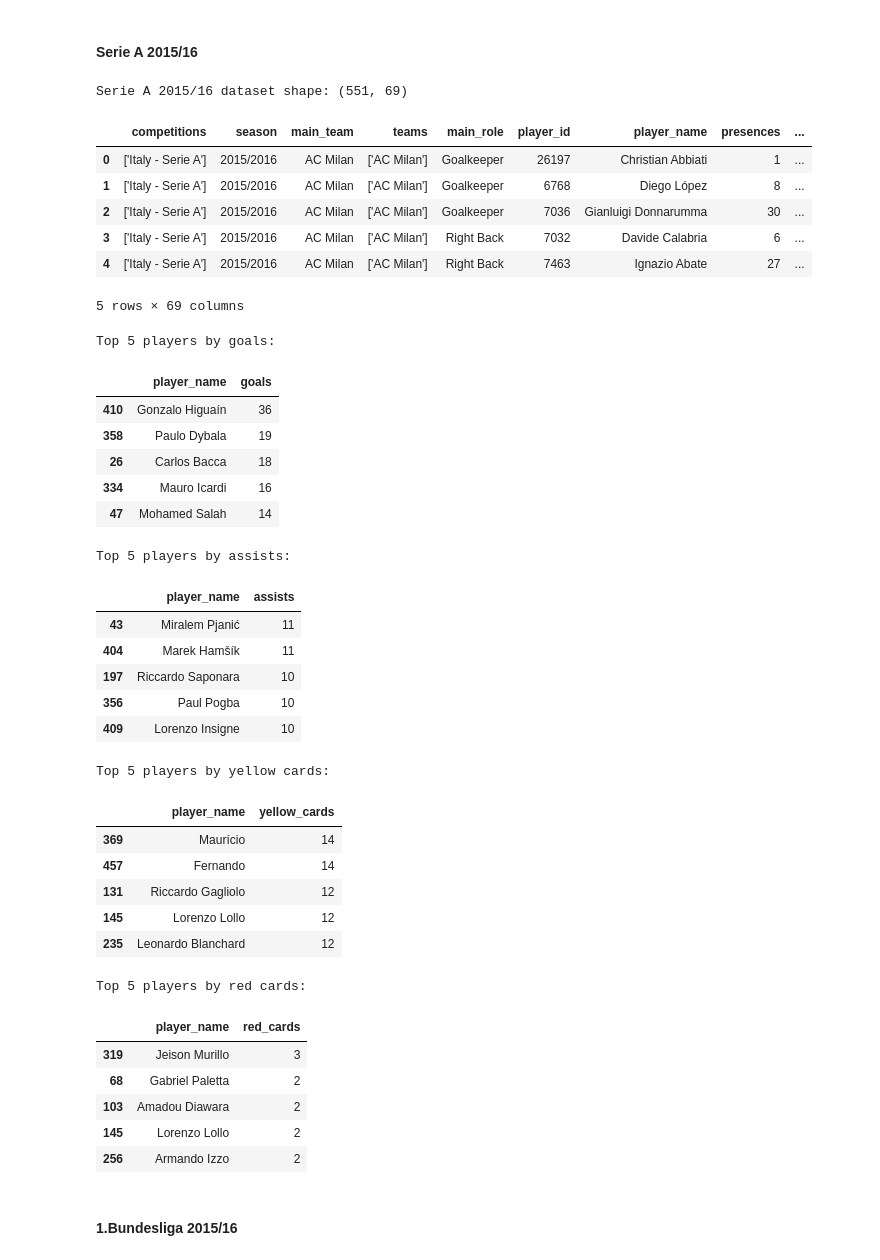
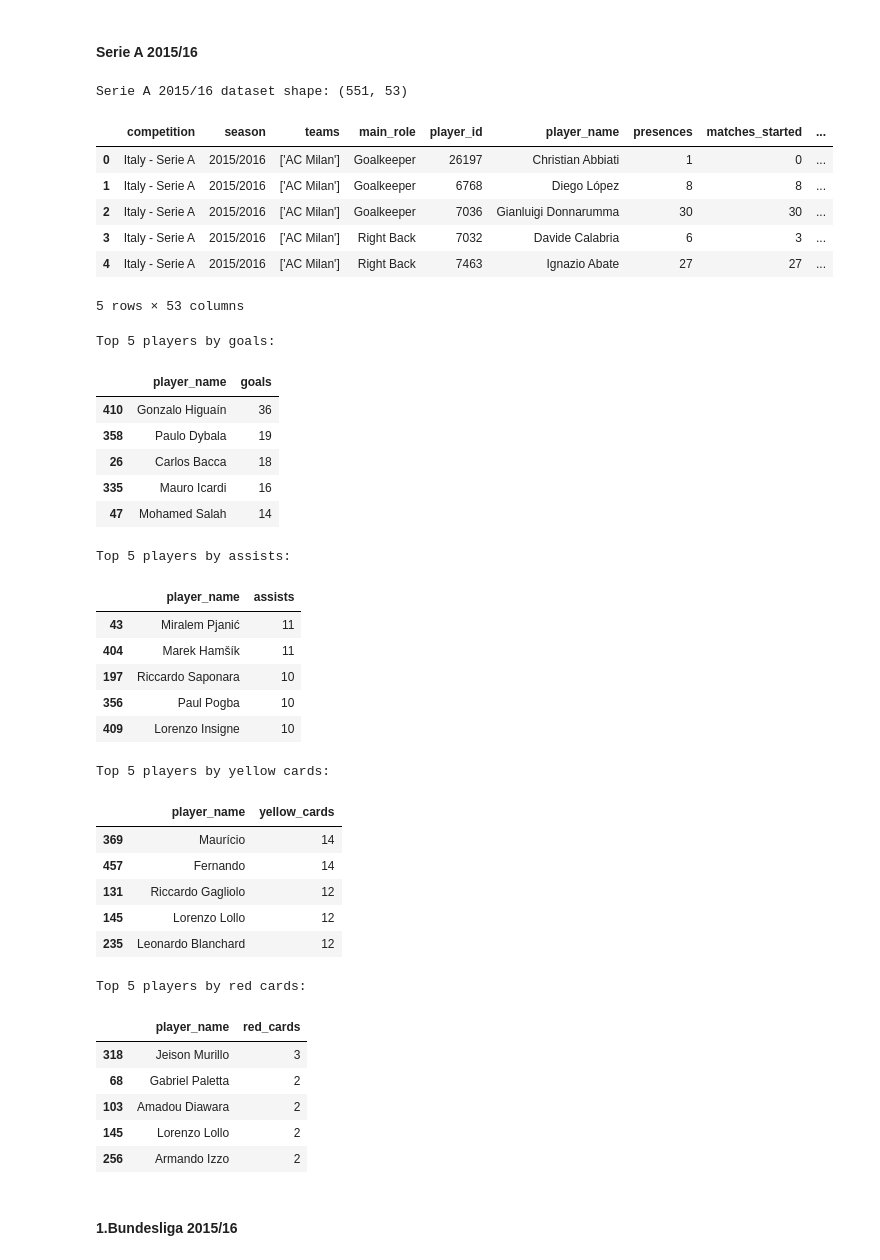
Before and after one commit to Manuele23/Parma-assignment, a Jupyter notebook: task2_ballon_dor/01_data_preparation.ipynb, the cells around one changed output. Drawn from its saved outputs; the diff is of its cells as text; code cells hidden in the pictures.

```diff
--- a/task2_ballon_dor/01_data_preparation.ipynb
+++ b/task2_ballon_dor/01_data_preparation.ipynb
@@ -1772,17 +1834,17 @@ df_seriea.to_csv("../task2_ballon_dor/data/seriea_2015_16.csv", index=False)
 # %%
 # TEST
-df_test = pd.read_csv("../task2_ballon_dor/data/seriea_2015_16.csv")
+df_test = pd.read_csv("../task2_ballon_dor/data/serieA_2015_16.csv")
 print("Serie A 2015/16 dataset shape:", df_test.shape)
 df_test.head()
 # %% [output]
-Serie A 2015/16 dataset shape: (551, 69)
+Serie A 2015/16 dataset shape: (551, 53)
-|  | competitions | season | main_team | teams | main_role | player_id | player_name | presences | ... |
-| 0 | ['Italy - Serie A'] | 2015/2016 | AC Milan | ['AC Milan'] | Goalkeeper | 26197 | Christian Abbiati | 1 | ... |
-| 1 | ['Italy - Serie A'] | 2015/2016 | AC Milan | ['AC Milan'] | Goalkeeper | 6768 | Diego López | 8 | ... |
-| 2 | ['Italy - Serie A'] | 2015/2016 | AC Milan | ['AC Milan'] | Goalkeeper | 7036 | Gianluigi Donnarumma | 30 | ... |
-| 3 | ['Italy - Serie A'] | 2015/2016 | AC Milan | ['AC Milan'] | Right Back | 7032 | Davide Calabria | 6 | ... |
-| 4 | ['Italy - Serie A'] | 2015/2016 | AC Milan | ['AC Milan'] | Right Back | 7463 | Ignazio Abate | 27 | ... |
+|  | competition | season | teams | main_role | player_id | player_name | presences | matches_started | ... |
+| 0 | Italy - Serie A | 2015/2016 | ['AC Milan'] | Goalkeeper | 26197 | Christian Abbiati | 1 | 0 | ... |
+| 1 | Italy - Serie A | 2015/2016 | ['AC Milan'] | Goalkeeper | 6768 | Diego López | 8 | 8 | ... |
+| 2 | Italy - Serie A | 2015/2016 | ['AC Milan'] | Goalkeeper | 7036 | Gianluigi Donnarumma | 30 | 30 | ... |
+| 3 | Italy - Serie A | 2015/2016 | ['AC Milan'] | Right Back | 7032 | Davide Calabria | 6 | 3 | ... |
+| 4 | Italy - Serie A | 2015/2016 | ['AC Milan'] | Right Back | 7463 | Ignazio Abate | 27 | 27 | ... |
-5 rows × 69 columns
+5 rows × 53 columns
 # %%
 # Top 5 by goals (per match / row, no aggregation)
 top_goals = df_test.nlargest(5, "goals")[["player_name", "goals"]]
@@ -1814,7 +1876,7 @@ Top 5 players by goals:
 | 410 | Gonzalo Higuaín | 36 |
 | 358 | Paulo Dybala | 19 |
 | 26 | Carlos Bacca | 18 |
-| 334 | Mauro Icardi | 16 |
+| 335 | Mauro Icardi | 16 |
 | 47 | Mohamed Salah | 14 |
 Top 5 players by assists:
 |  | player_name | assists |
@@ -1832,7 +1894,7 @@ Top 5 players by yellow cards:
 | 235 | Leonardo Blanchard | 12 |
 Top 5 players by red cards:
 |  | player_name | red_cards |
-| 319 | Jeison Murillo | 3 |
+| 318 | Jeison Murillo | 3 |
 | 68 | Gabriel Paletta | 2 |
 | 103 | Amadou Diawara | 2 |
 | 145 | Lorenzo Lollo | 2 |
```
Also changed, not shown: parts of 36 cells of this notebook, 7 other files.
